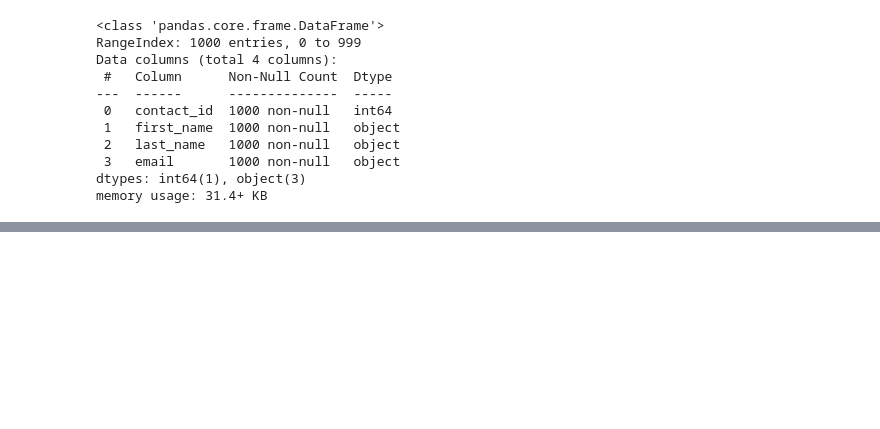
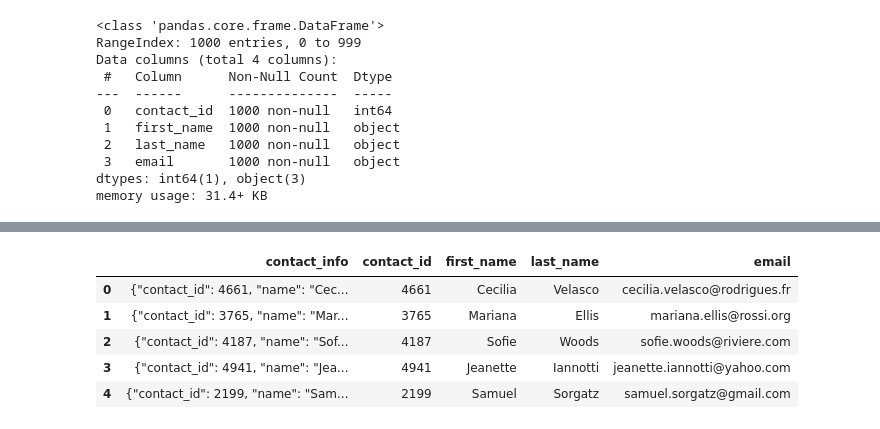
Before and after one commit to johnjamescad/Crowdfunding_ETL, a Jupyter notebook: ETL_Mini_Project_Solution.ipynb, the cells around one changed output, grey strips where cells are left out. Drawn from its saved outputs; the diff is of its cells as text; code cells hidden in the pictures; blank space fills up the shorter version.

```diff
--- a/ETL_Mini_Project_Solution_SaraParveen.ipynb
+++ b/ETL_Mini_Project_Solution.ipynb
@@ -289,8 +293,8 @@ campaign_cleaned.to_csv("Resources_SaraParveen/campaign.csv", index=False)
 # %% [markdown]
 ### Extract the contacts.xlsx Data.
 # %%
-# Read the data into a Pandas DataFrame. Use the `header=2` parameter when reading in the data.
-contact_info_df = pd.read_excel('Resources_SaraParveen/contacts.xlsx', header=3)
+# Read the data into a Pandas DataFrame. Use the `header=3` parameter when reading in the data.
+contact_info_df = pd.read_excel('Resources/contacts.xlsx', header=3)
 contact_info_df.head()
 # %% [output]
 |  | contact_info |
@@ -584,0 +589,3 @@ contacts_df_clean.to_csv("Resources_SaraParveen/contacts1.csv", encoding='utf8',
+# %%
+contact_info_df_copy2 = contact_info_df.copy()
+contact_info_df_copy2.head()
@@ -584,0 +599,10 @@ contacts_df_clean.to_csv("Resources_SaraParveen/contacts1.csv", encoding='utf8',
+# %%
+contact_info_df_copy2[['contact_id', 'first_name', 'last_name', 'email']] = contact_info_df_copy2['contact_info'].str.extract(r'\{"contact_id": (\d+), "name": "([^ ]+) ([^"]+)", "email": "([^"]+)"\}', expand=True)
+contact_info_df_copy2.head()
+# %% [output]
+|  | contact_info | contact_id | first_name | last_name | email |
+| 0 | {"contact_id": 4661, "name": "Cec... | 4661 | Cecilia | Velasco | cecilia.velasco@rodrigues.fr |
+| 1 | {"contact_id": 3765, "name": "Mar... | 3765 | Mariana | Ellis | mariana.ellis@rossi.org |
+| 2 | {"contact_id": 4187, "name": "Sof... | 4187 | Sofie | Woods | sofie.woods@riviere.com |
+| 3 | {"contact_id": 4941, "name": "Jea... | 4941 | Jeanette | Iannotti | jeanette.iannotti@yahoo.com |
+| 4 | {"contact_id": 2199, "name": "Sam... | 2199 | Samuel | Sorgatz | samuel.sorgatz@gmail.com |
```
Also changed, not shown: parts of 18 cells of this notebook, 16 other files.
